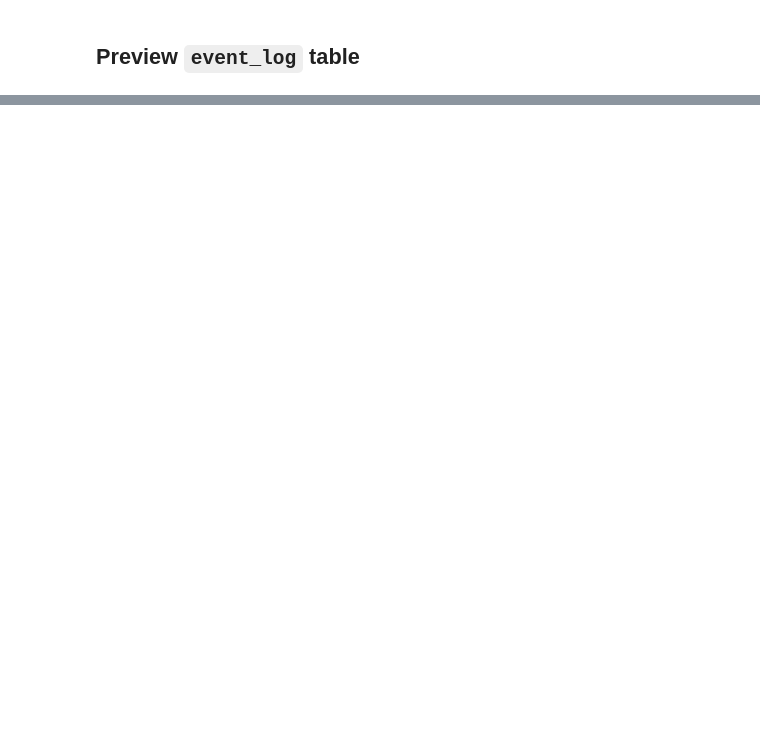
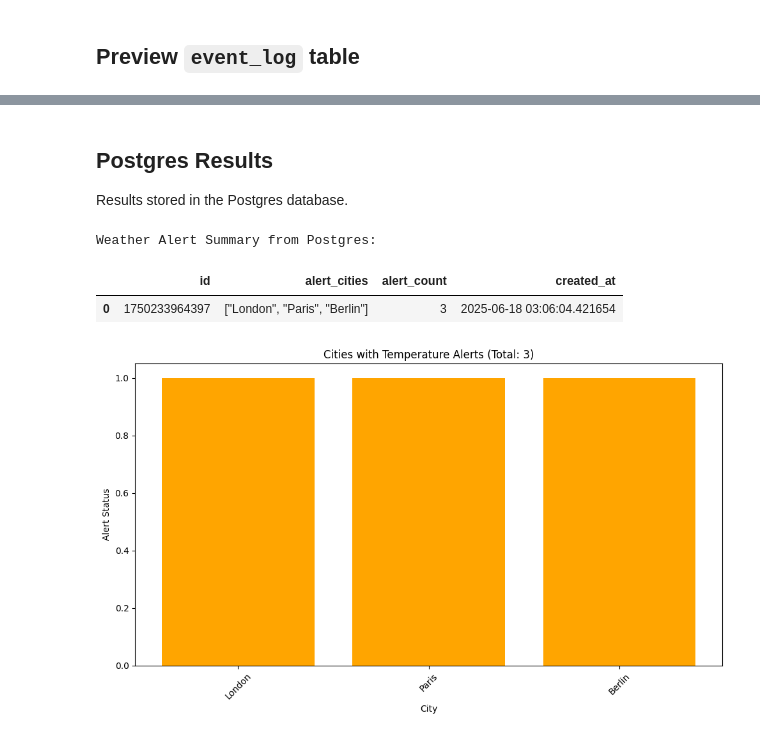
Before and after one commit to noetl/noetl, a Jupyter notebook: notebook/agent007_mission_report.ipynb, the cells around one changed output, grey strips where cells are left out. Drawn from its saved outputs; the diff is of its cells as text; code cells hidden in the pictures; blank space fills up the shorter version.

```diff
--- a/notebook/agent007_mission_report.ipynb
+++ b/notebook/agent007_mission_report.ipynb
@@ -454,0 +636,54 @@ shape: (4, 8)
+# %% [markdown]
+## Postgres Results
+
+Results stored in the Postgres database.
+# %%
+try:
+    con.execute("INSTALL postgres;")
+    con.execute("LOAD postgres;")
+    attached_dbs = con.execute("SHOW DATABASES").fetchall()
+    postgres_db_attached = any(db[0] == 'postgres_db' for db in attached_dbs)
+    if not postgres_db_attached:
+        con.execute("ATTACH 'dbname=noetl user=noetl password=noetl host=localhost port=5434' AS postgres_db (TYPE postgres);")
+    postgres_results = con.execute("""
+        SELECT * FROM postgres_db.weather_alert_summary
+        ORDER BY created_at DESC
+        LIMIT 10
+    """).fetchdf()
+
+    print("Weather Alert Summary from Postgres:")
+    display(postgres_results)
+
+    if not postgres_results.empty:
+        plt.figure(figsize=(10, 6))
+
+        def parse_cities(cities_json):
+            try:
+                return json.loads(cities_json)
+            except:
+                return []
+
+        latest_record = postgres_results.iloc[0]
+        cities = parse_cities(latest_record['alert_cities'])
+
+        if cities:
+            plt.bar(cities, [1] * len(cities), color='orange')
+            plt.title(f"Cities with Temperature Alerts (Total: {latest_record['alert_count']})")
+            plt.xlabel("City")
+            plt.ylabel("Alert Status")
+            plt.xticks(rotation=45)
+            plt.tight_layout()
+            plt.show()
+        else:
+            print("No cities with alerts found in the latest record.")
+    else:
+        print("No data found in the weather_alert_summary table.")
+
+except Exception as e:
+    print(f"Error connecting to Postgres: {e}")
+    print("Make sure the Postgres database is running and accessible.")
+# %% [output]
+Weather Alert Summary from Postgres:
+|  | id | alert_cities | alert_count | created_at |
+| 0 | 1750233964397 | ["London", "Paris", "Berlin"] | 3 | 2025-06-18 03:06:04.421654 |
+[figure, added]
```
Also changed, not shown: parts of 23 cells of this notebook, 3 other files.
